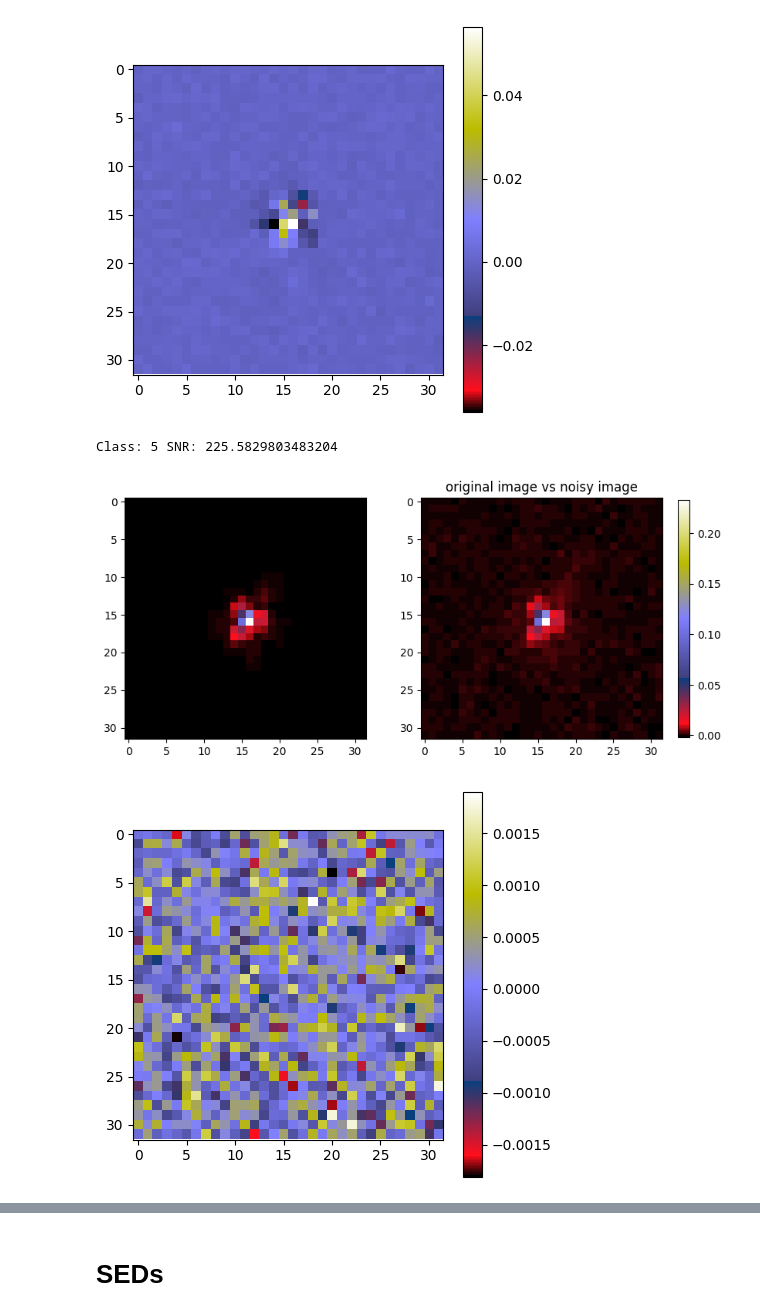
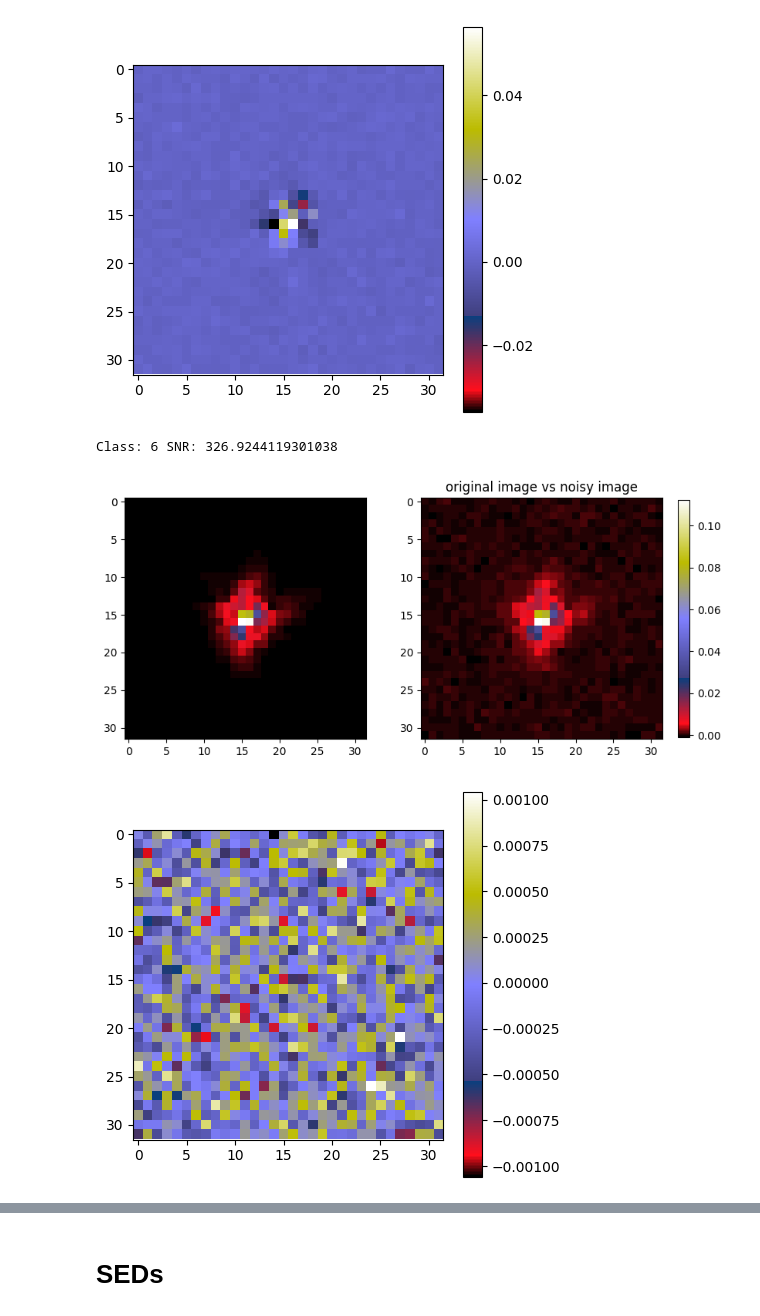
Before and after one commit to AlexSzapiro/psf_dataset_generation, a Jupyter notebook: psf_visualizer.ipynb, the cells around one changed output, grey strips where cells are left out. Saved outputs shown, nothing was run; the diff lists cells and outputs as text; code cells hidden in the pictures.

```diff
--- a/psf_visualizer.ipynb
+++ b/psf_visualizer.ipynb
@@ -31,21 +33,21 @@ plt.show()
 # %% [output]
 [figure]
 # %%
-index = 519
+index = 50000 - 3200
 fig, axs = plt.subplots(1, 2, figsize=(10, 10), gridspec_kw={'width_ratios': [4, 5]})
 axs[0].imshow(train_dataset['stars'][index,:,:], cmap='gist_stern')
 im = axs[1].imshow(train_dataset['noisy_stars'][index,:,:], cmap='gist_stern')
 fig.colorbar(im, ax=axs[1], shrink=0.4)
 plt.title('original image vs noisy image')
 plt.show
 print('Class:', train_dataset['SED_ids'][index], 'SNR:', train_dataset['SNR'][index])
 
 noisy_train_pattern = train_dataset['noisy_stars'][index,:,:] - train_dataset['stars'][index,:,:]
 plt.figure(figsize=(5,5))
 plt.imshow(noisy_train_pattern, cmap='gist_stern');plt.colorbar()
 plt.show()
 # %% [output]
-Class: 5 SNR: 225.5829803483204
+Class: 6 SNR: 326.9244119301038
-[figure, old version]
+[figure, new version]
-[figure, old version]
+[figure, new version]
 # %%
```
Also changed, not shown: parts of 2 cells of this notebook, 2 other files.
